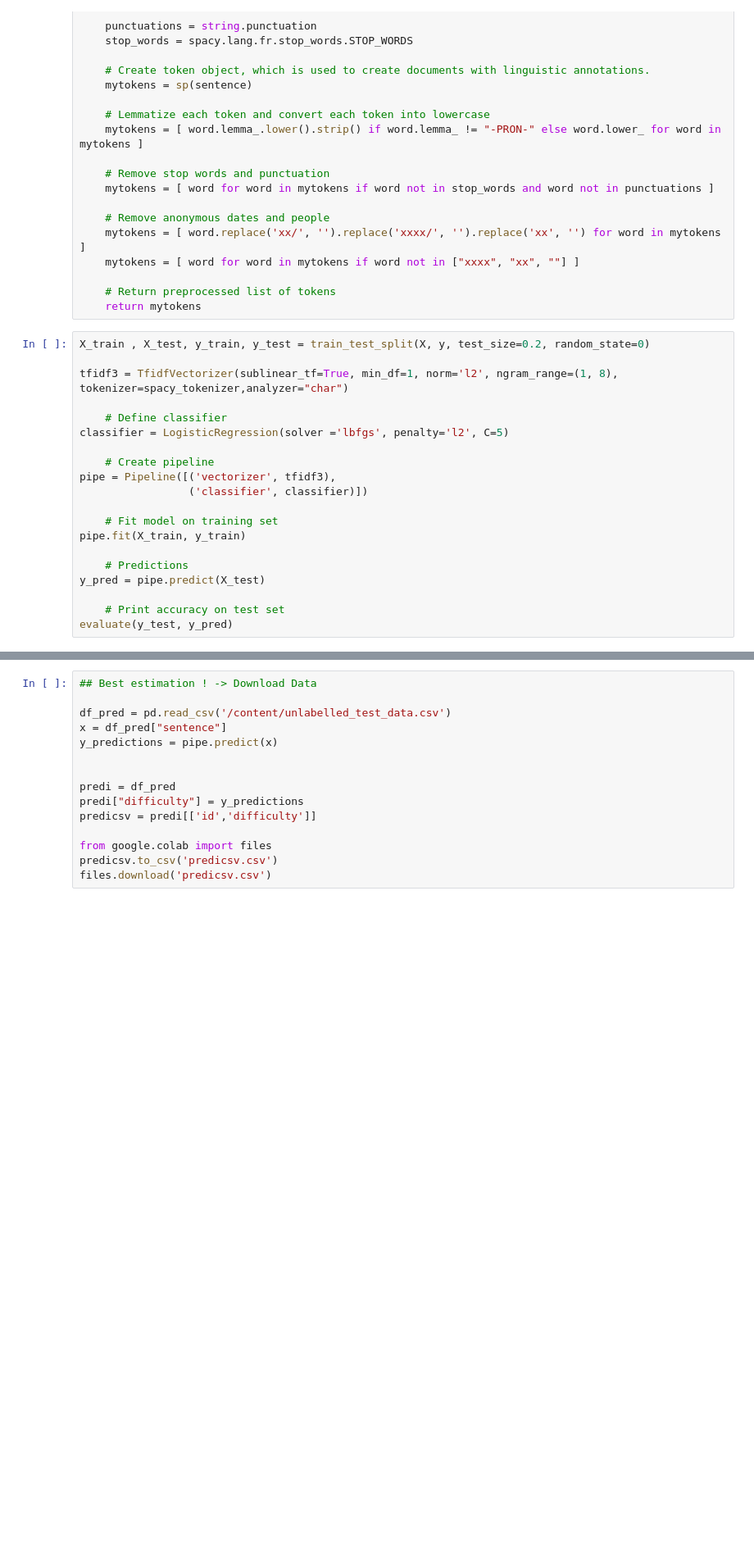
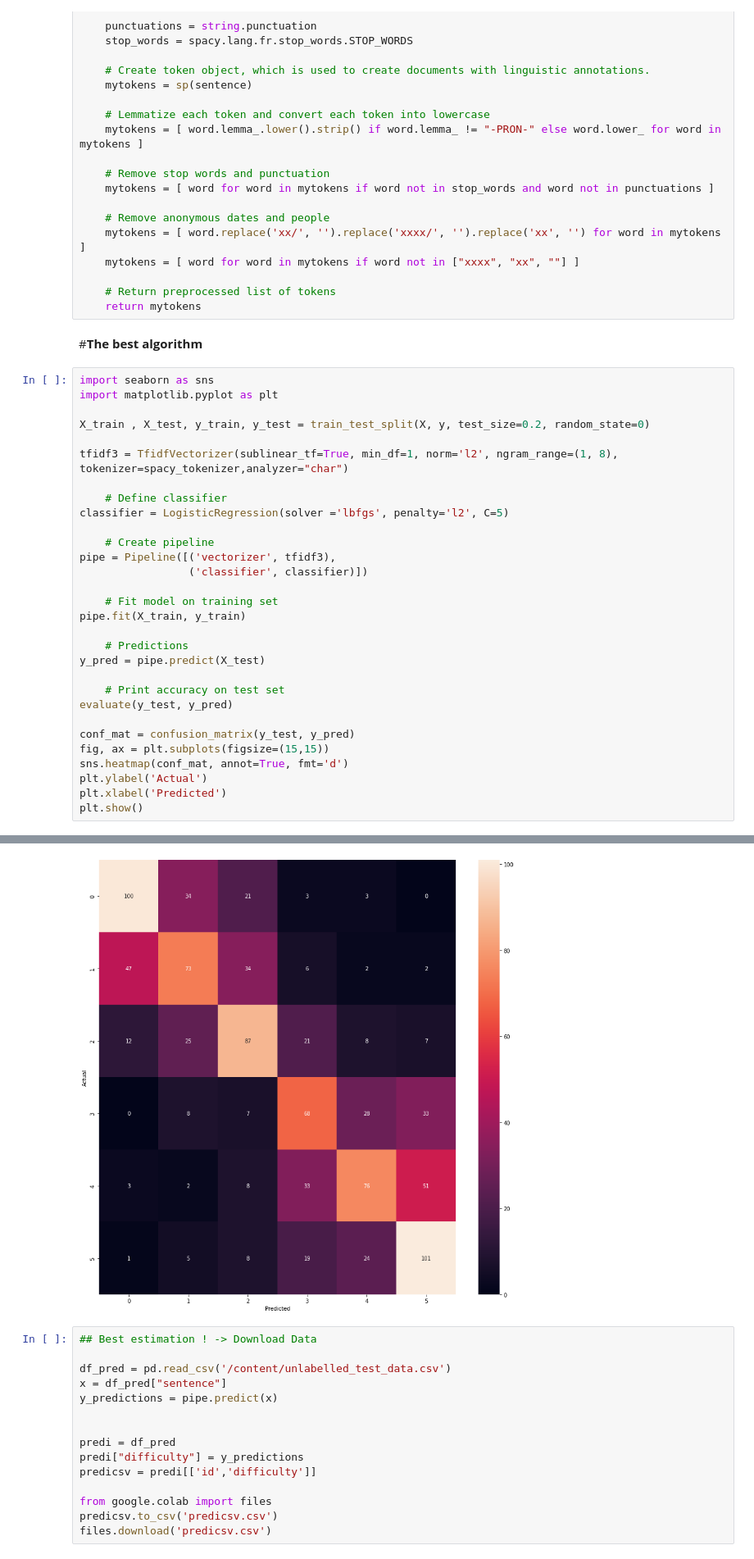
Before and after one commit to AlexLef169/DMML2021_OMEGA, a Jupyter notebook: Lefebvre_DiFazioProject_guidelines_2021.ipynb, the cells around one changed output, grey strips where cells are left out. Shown at 82% size. Drawn from its saved outputs; the diff is of its cells as text; blank space fills up the shorter version.

```diff
--- a/Lefebvre_DiFazioProject_guidelines_2021.ipynb
+++ b/Lefebvre_DiFazioProject_guidelines_2021.ipynb
@@ -467,7 +469,12 @@ def spacy_tokenizer(sentence):
 
     # Return preprocessed list of tokens
     return mytokens
+# %% [markdown]
+#**The best algorithm**
 # %%
+import seaborn as sns
+import matplotlib.pyplot as plt
+
 X_train , X_test, y_train, y_test = train_test_split(X, y, test_size=0.2, random_state=0)
 
 tfidf3 = TfidfVectorizer(sublinear_tf=True, min_df=1, norm='l2', ngram_range=(1, 8), tokenizer=spacy_tokenizer,analyzer="char")
@@ -481,33 +488,41 @@ pipe = Pipeline([('vectorizer', tfidf3),
 
     # Fit model on training set
 pipe.fit(X_train, y_train)
 
     # Predictions
 y_pred = pipe.predict(X_test)
 
     # Print accuracy on test set
 evaluate(y_test, y_pred)
+
+conf_mat = confusion_matrix(y_test, y_pred)
+fig, ax = plt.subplots(figsize=(15,15))
+sns.heatmap(conf_mat, annot=True, fmt='d')
+plt.ylabel('Actual')
+plt.xlabel('Predicted')
+plt.show()
 # %% [output]
 STOP: TOTAL NO. of ITERATIONS REACHED LIMIT.
 
 Increase the number of iterations (max_iter) or scale the data as shown in:
     https://scikit-learn.org/stable/modules/preprocessing.html
 Please also refer to the documentation for alternative solver options:
     https://scikit-learn.org/stable/modules/linear_model.html#logistic-regression
   extra_warning_msg=_LOGISTIC_SOLVER_CONVERGENCE_MSG,
 CONFUSION MATRIX:
 [[100  34  21   3   3   0]
  [ 47  73  34   6   2   2]
  [ 12  25  87  21   8   7]
  [  0   8   7  68  28  33]
  [  3   2   8  33  76  51]
  [  1   5   8  19  24 101]]
 ACCURACY SCORE:
 0.5260
 CLASSIFICATION REPORT:
         Precision: 0.5264
         Recall: 0.5260
         F1_Score: 0.5240
+[figure, added]
 # %%
 ## Best estimation ! -> Download Data
 
```
Also changed, not shown: parts of 1 cell of this notebook.
